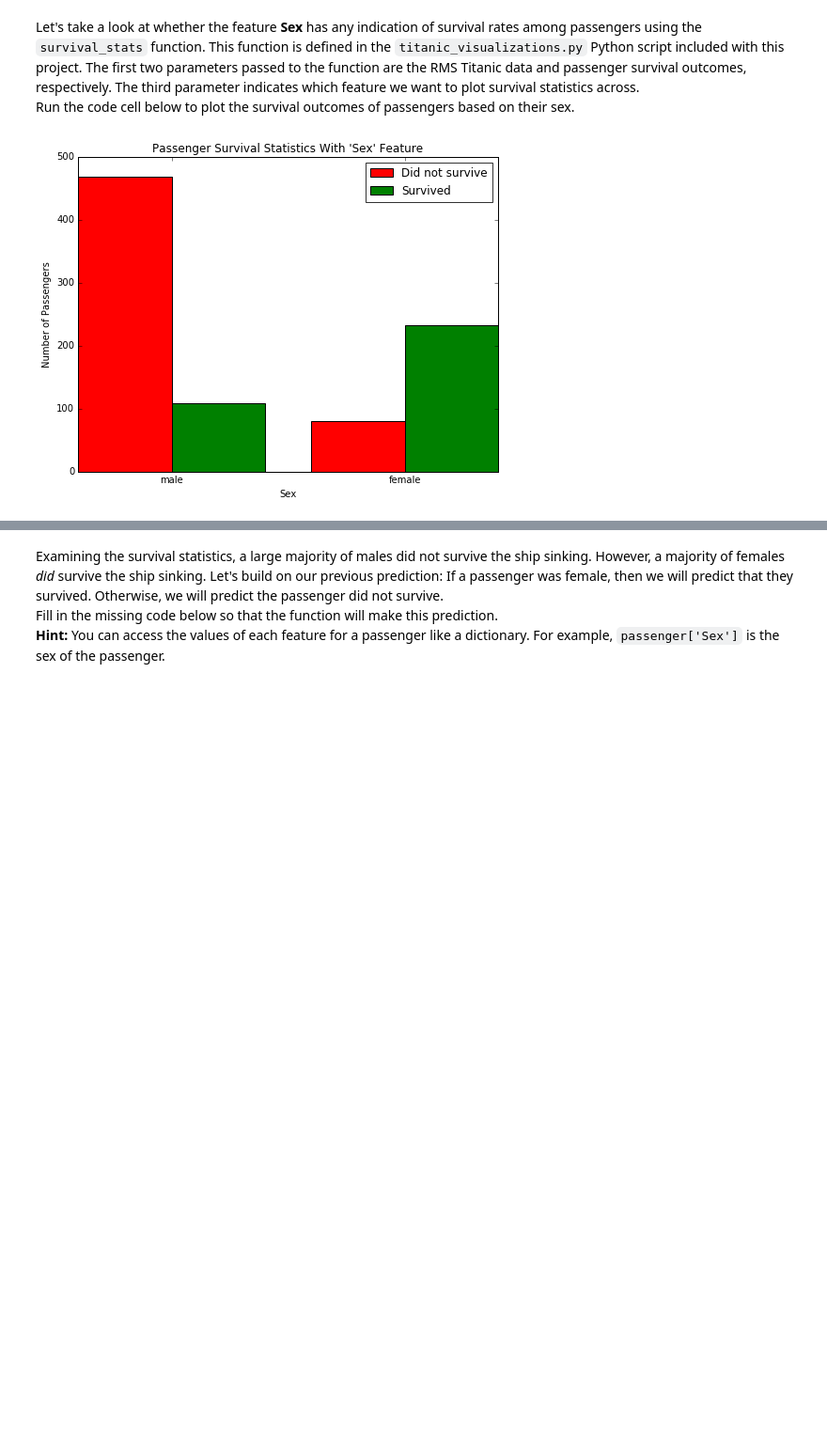
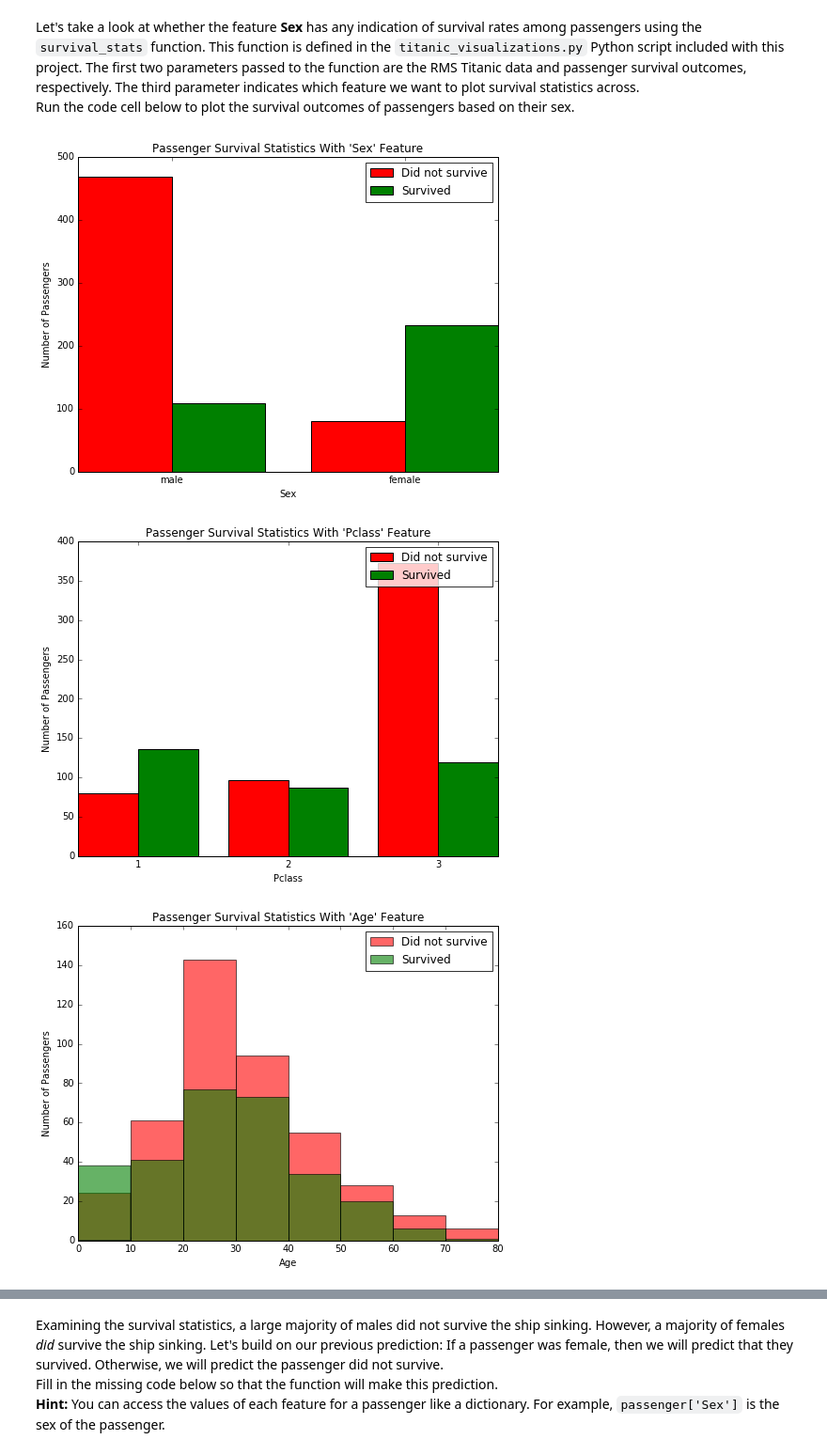
Before and after one commit to DannyZuko/machine-learning, a Jupyter notebook: projects/titanic_survival_exploration/Titanic_Survival_Exploration.ipynb, the cells around one changed output, grey strips where cells are left out. Shown at 94% size. Cells and saved outputs as stored; diff of their text form; code cells hidden in the pictures; blank space fills up the shorter version.

```diff
--- a/projects/titanic_survival_exploration/Titanic_Survival_Exploration.ipynb
+++ b/projects/titanic_survival_exploration/Titanic_Survival_Exploration.ipynb
@@ -121,7 +121,14 @@ Predictions have an accuracy of 61.62%.
 # %% [markdown]
 Let's take a look at whether the feature **Sex** has any indication of survival rates among passengers using the `survival_stats` function. This function is defined in the `titanic_visualizations.py` Python script included with this project. The first two parameters passed to the function are the RMS Titanic data and passenger survival outcomes, respectively. The third parameter indicates which feature we want to plot survival statistics across.
 Run the code cell below to plot the survival outcomes of passengers based on their sex.
-# %%
-survival_stats(data, outcomes, 'Sex')
-# %% [output]
-[figure, removed]
+# %%
+survival_stats(data, outcomes, 'Sex')
+survival_stats(data, outcomes, 'Pclass')
+survival_stats(data, outcomes, 'Age')
+survival_stats(data, outcomes, 'SibSp')
+survival_stats(data, outcomes, 'Parch')
+survival_stats(data, outcomes, 'Embarked')
+# %% [output]
+[figure, added]
+[figure, added]
+[figure, added]
```
Also changed, not shown: parts of 7 cells of this notebook.
